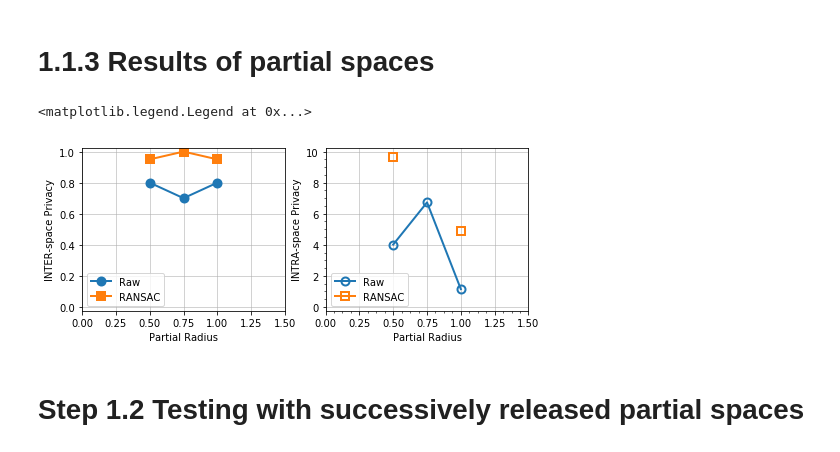
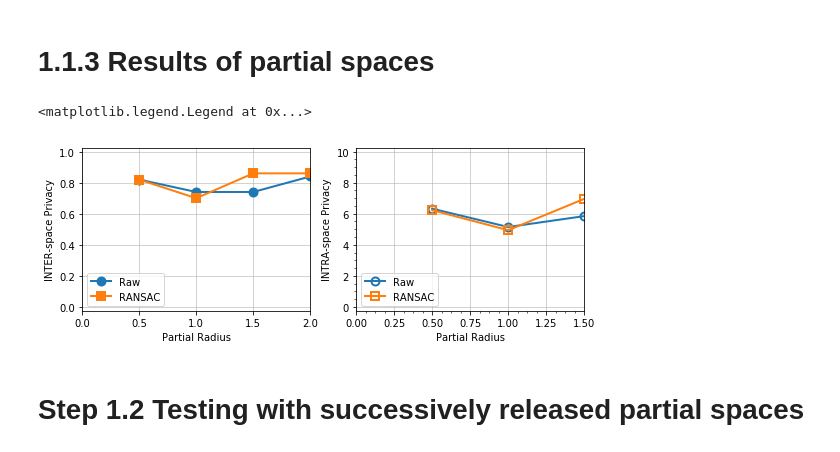
Before and after one commit to spatial-privacy/spatial-privacy, a Jupyter notebook: 3D-spatial-privacy-testing.ipynb, the cells around one changed output. Drawn from its saved outputs; the diff is of its cells as text; code cells hidden in the pictures.

```diff
--- a/3D-spatial-privacy-testing.ipynb
+++ b/3D-spatial-privacy-testing.ipynb
@@ -68,7 +68,7 @@ for radius in radius_range:
         random_tx_axis = np.random.choice(np.arange(0,3))
         random_translation = np.random.random()
         t_pointCloud[:,random_tx_axis] = t_pointCloud[:,random_tx_axis] + random_translation
-        t_triangles = np.asarray(triangles)#-vertices_length
+        t_triangles = np.asarray(partial_triangles)#-vertices_length
 
         t1 = time.time()
 
@@ -187,7 +210,7 @@ for radius in radius_range:
         random_tx_axis = np.random.choice(np.arange(0,3))
         random_translation = np.random.random()
         t_pointCloud[:,random_tx_axis] = t_pointCloud[:,random_tx_axis] + random_translation
-        t_triangles = np.asarray(triangles)#-vertices_length
+        t_triangles = np.asarray(partial_triangles)#-vertices_length
 
         #if object_name % 13 == 0:
         #    print('{}: Processing iteration {} of object {}.'.format(radius,iteration,object_name))
@@ -231,17 +254,6 @@ for radius in radius_range:
 
             matching_range = np.arange(r_descriptors.shape[1])
 
-            #print('Processing iteration {} of object {}, comparing with {}.'.format(iteration,object_name,o_))
-
-            # skip if descriptors are empty
-    #        if len(p_descriptors) == 0:
-    #            local_similarity_scores.append([0, # mean similarity
-    #                                            len(p_descriptors), # number of partial descriptors
-    #                                            len(r_descriptors), # number of reference descriptors
-    #                                            0, # number of matches
-    #                                           ])
-                #local_bayesian_similarity.append(0)
-    #            continue
             try:
                 f_nearestneighbor, diff = getMatches(p_descriptors,r_descriptors,2,range_to_match=matching_range)
                 diff = diff/np.amax(diff) # max-normalization of differences
@@ -269,7 +281,7 @@ for radius in radius_range:
             local_keypoint_matches
         ])
 
-        if len(partial_scores) % 33== 1:
+        if len(partial_scores) % 10 == (samples-1)%10:
             #print('Test')
             print(" radius = {}: Done with {} iterations. Time to match {:.3f} seconds.".format(
                 radius,
@@ -302,7 +324,7 @@ for radius in radius_range:
 # %% [markdown]
 # 1.1.3 Results of partial spaces
 # %%
-fig=plt.figure(figsize=(8, 3))
+fig=plt.figure(figsize=(9, 3))
 
 RawNN = []
 RansacGeneralizedNN = []
@@ -368,7 +390,7 @@ ax1 = fig.add_subplot(121)
 
 ax1.grid(alpha = 0.7)
 ax1.set_ylim(-0.025,1.025)
-ax1.set_xlim(0,1.5)
+ax1.set_xlim(0,radius_range[-1])
 markersize = 8
 
 ax1.set_ylabel("INTER-space Privacy")
@@ -400,34 +422,34 @@ ax2.set_ylim(-0.25,10.25)
 ax2.set_xlim(0,1.5)
 
 ax2.set_ylabel("INTRA-space Privacy")
 ax2.set_xlabel("Partial Radius")
 #ax2.set_yticklabels(fontsize = 16)
 #ax2.set_xticklabels(fontsize = 16)
 
 plt.minorticks_on()
 
 ax2.plot(
     RawNN_intra_errors[:,0],
     RawNN_intra_errors[:,1],
     linewidth = 2,
     marker = 'o',fillstyle = 'none',
     mew = 2,markersize = markersize,
     label = "Raw"
 )
 
 ax2.plot(
     RansacGeneralizedNN_intra_errors[:,0],
     RansacGeneralizedNN_intra_errors[:,1],
     linewidth = 2,
     marker = 's',fillstyle = 'none',
     mew = 2,markersize = markersize,
     label = "RANSAC"
 )
 
 ax2.legend(loc = "lower left")
 # %% [output]
 <matplotlib.legend.Legend at 0x...>
-[figure, old version]
+[figure, new version]
 # %% [markdown]
 # Step 1.2 Testing with successively released partial spaces
 # %%
```
Also changed, not shown: parts of 2 cells of this notebook, 1 other file.
